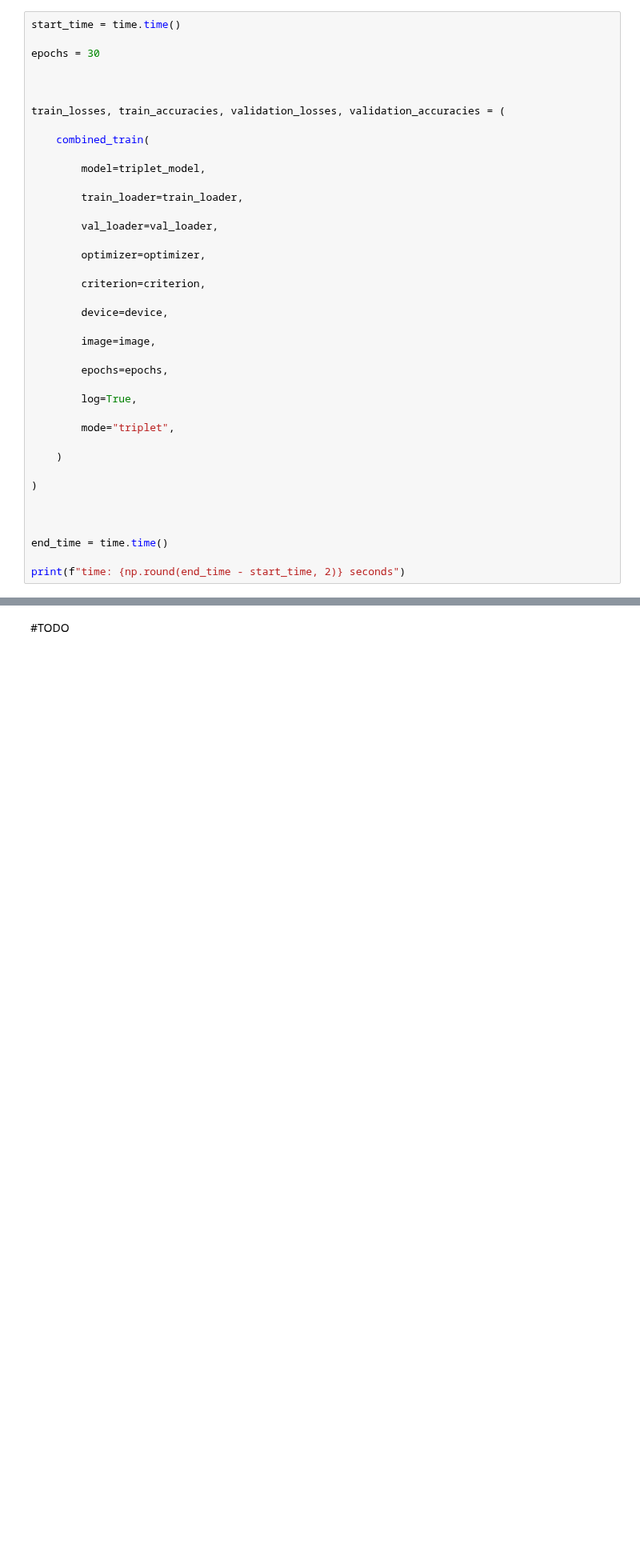
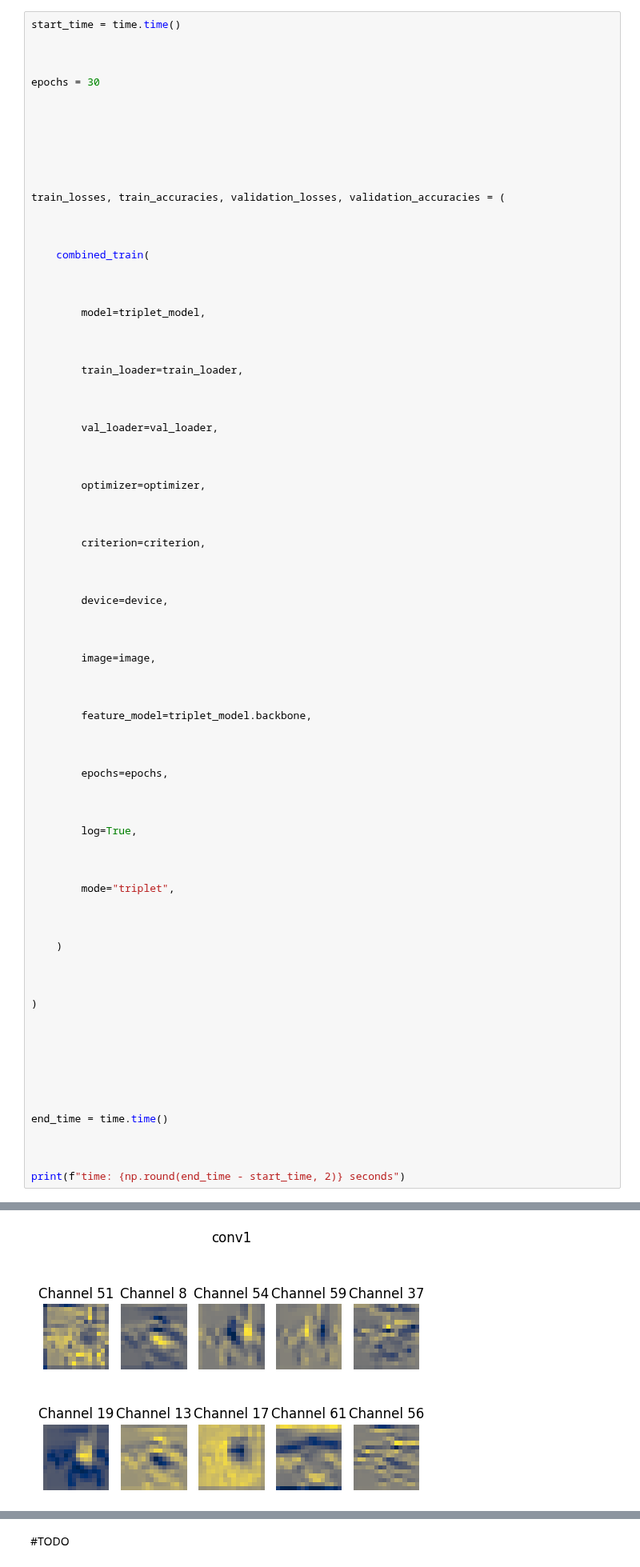
Before and after one commit to ParsaGhezelbash/Deep-Learning-Notebooks, a Jupyter notebook: CNN/P2.ipynb, the cells around one changed output, grey strips where cells are left out. Shown at 80% size. Cells and saved outputs as stored; diff of their text form; blank space fills up the shorter version.

```diff
--- a/CNN/P2.ipynb
+++ b/CNN/P2.ipynb
@@ -476,41 +926,84 @@ criterion = nn.TripletMarginLoss(margin=1, p=2)
 optimizer = optim.Adam(triplet_model.parameters())
 # %%
 start_time = time.time()
+
+
 
 epochs = 30
 
 
 
+
+
+
+
 train_losses, train_accuracies, validation_losses, validation_accuracies = (
+
+
 
     combined_train(
 
+
+
         model=triplet_model,
+
+
 
         train_loader=train_loader,
 
+
+
         val_loader=val_loader,
+
+
 
         optimizer=optimizer,
 
+
+
         criterion=criterion,
+
+
 
         device=device,
 
+
+
         image=image,
+
+
+
+        feature_model=triplet_model.backbone,
+
+
 
         epochs=epochs,
 
+
+
         log=True,
+
+
 
         mode="triplet",
 
+
+
     )
+
+
 
 )
 
 
 
+
+
+
+
 end_time = time.time()
 
+
+
 print(f"time: {np.round(end_time - start_time, 2)} seconds")
+# %% [output]
@@ -516,0 +1012 @@ print(f"time: {np.round(end_time - start_time, 2)} seconds")
+[figure, added]
```
Also changed, not shown: parts of 32 cells of this notebook.
